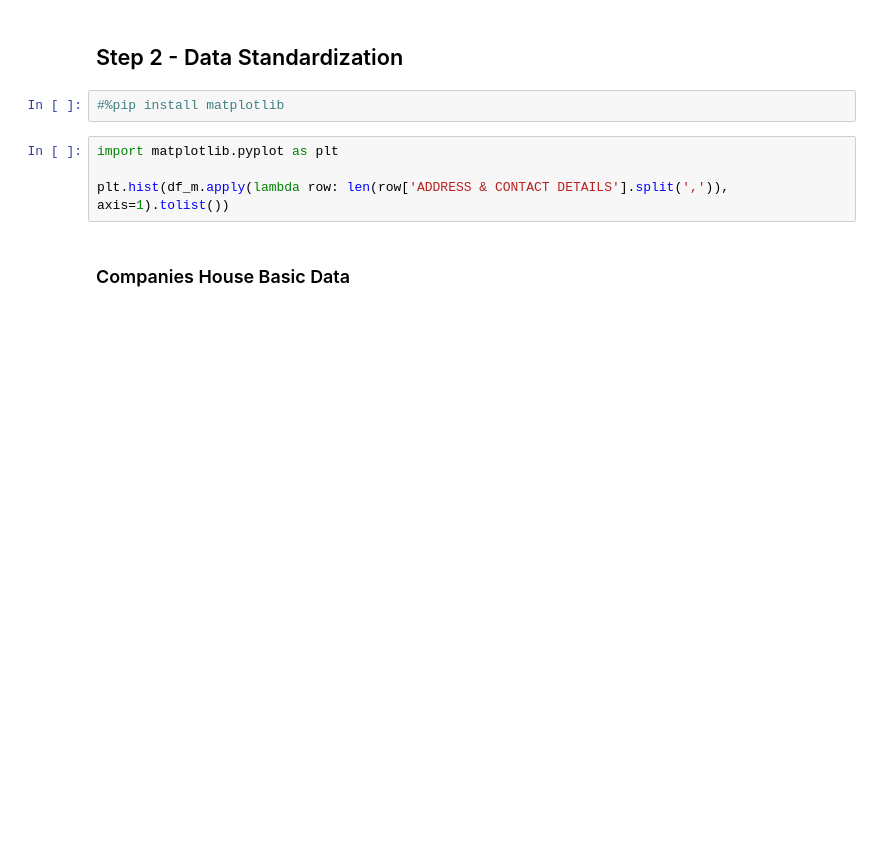
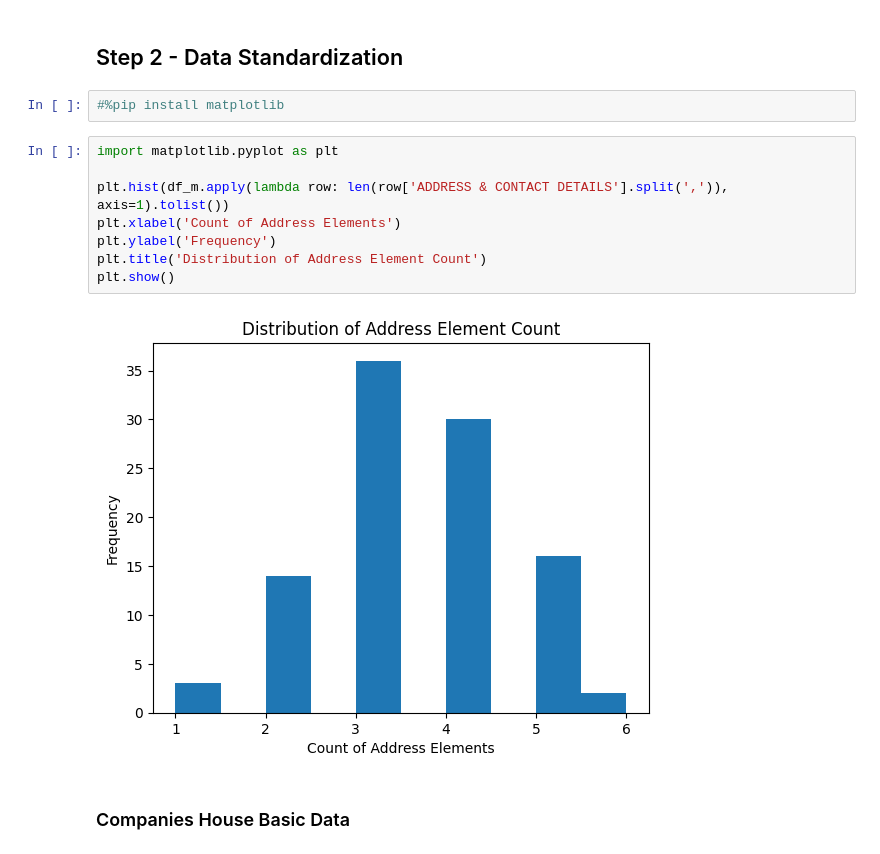
Before and after one commit to mshearer0/HandsOnEntityResolution, a Jupyter notebook: Chapter6.ipynb, the cells around one changed output. Cells and saved outputs as stored; diff of their text form; blank space fills up the shorter version.

```diff
--- a/Chapter6.ipynb
+++ b/Chapter6.ipynb
@@ -66,7 +66,13 @@ df_m = pd.read_csv('mari_raw.csv')
 # %%
 import matplotlib.pyplot as plt
 
 plt.hist(df_m.apply(lambda row: len(row['ADDRESS & CONTACT DETAILS'].split(',')), axis=1).tolist())
+plt.xlabel('Count of Address Elements')
+plt.ylabel('Frequency')
+plt.title('Distribution of Address Element Count')
+plt.show()
+# %% [output]
+[figure, added]
 # %% [markdown]
 ### Companies House Basic Data
 # %%
```
Also changed, not shown: parts of 19 cells of this notebook, 2 other files.
